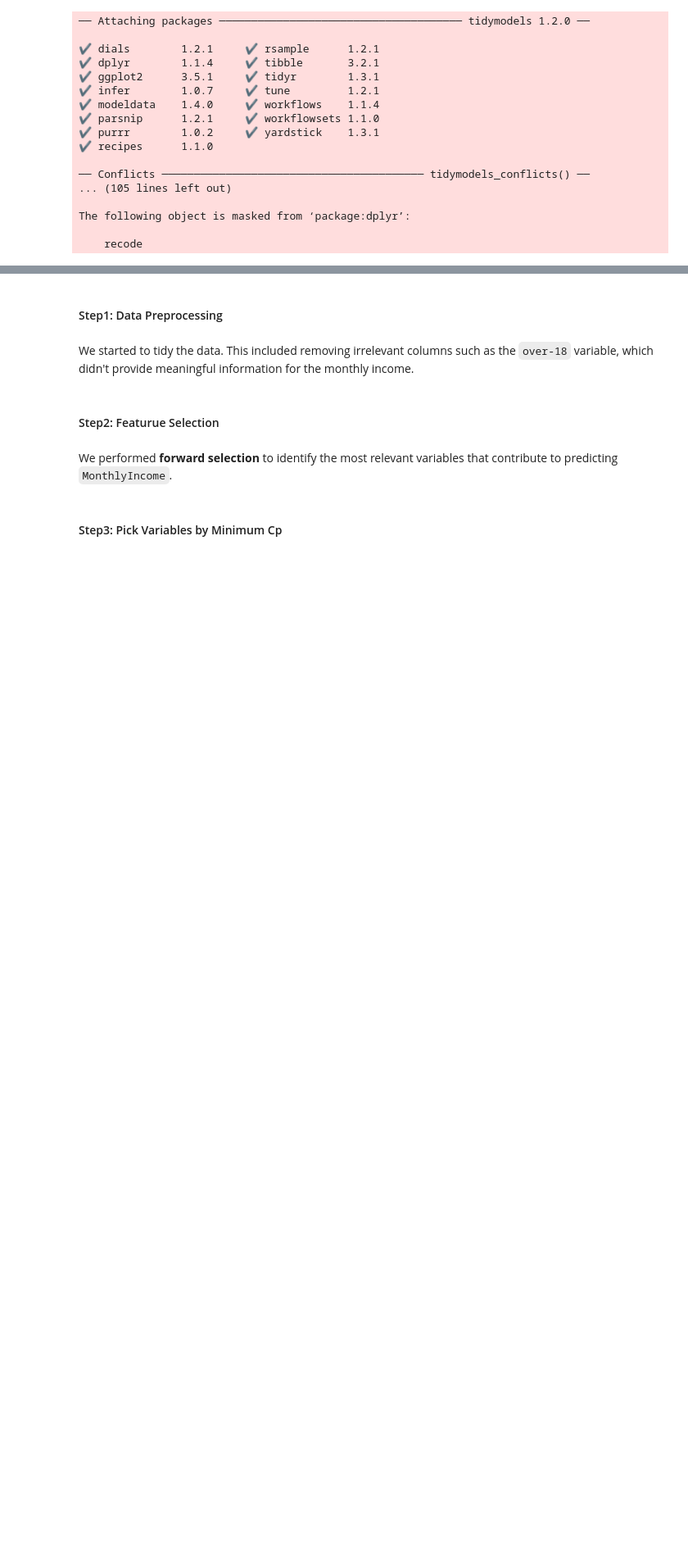
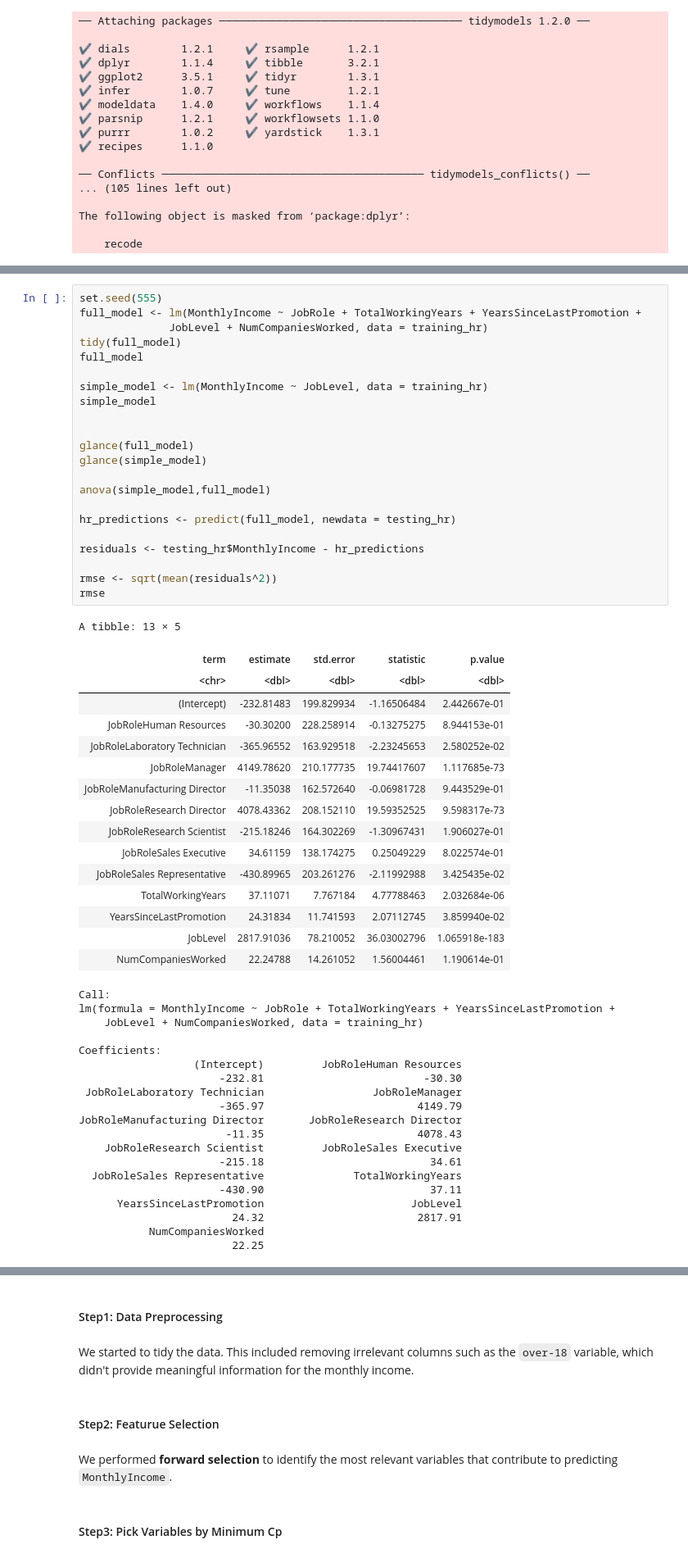
Before and after one commit to ZilongPC/STAT301-Group21-Project, a Jupyter notebook: STAT301 Group21 Proejct.ipynb, the cells around one changed output, grey strips where cells are left out. Shown at 82% size. Cells and saved outputs as stored; diff of their text form; blank space fills up the shorter version.

```diff
--- a/STAT301 Group21 Proejct.ipynb
+++ b/STAT301 Group21 Proejct.ipynb
@@ -170,0 +163,58 @@ abline(h = 5, col = "darkgreen", lty = 2)
+# %%
+set.seed(555)
+full_model <- lm(MonthlyIncome ~ JobRole + TotalWorkingYears + YearsSinceLastPromotion +
+              JobLevel + NumCompaniesWorked, data = training_hr)
+tidy(full_model)
+full_model
+
+simple_model <- lm(MonthlyIncome ~ JobLevel, data = training_hr)
+simple_model
+
+
+glance(full_model)
+glance(simple_model)
+
+anova(simple_model,full_model)
+
+hr_predictions <- predict(full_model, newdata = testing_hr)
+
+residuals <- testing_hr$MonthlyIncome - hr_predictions
+
+rmse <- sqrt(mean(residuals^2))
+rmse
+# %% [output]
+A tibble: 13 × 5
+| term | estimate | std.error | statistic | p.value |
+| <chr> | <dbl> | <dbl> | <dbl> | <dbl> |
+| (Intercept) | -232.81483 | 199.829934 | -1.16506484 | 2.442667e-01 |
+| JobRoleHuman Resources | -30.30200 | 228.258914 | -0.13275275 | 8.944153e-01 |
+| JobRoleLaboratory Technician | -365.96552 | 163.929518 | -2.23245653 | 2.580252e-02 |
+| JobRoleManager | 4149.78620 | 210.177735 | 19.74417607 | 1.117685e-73 |
+| JobRoleManufacturing Director | -11.35038 | 162.572640 | -0.06981728 | 9.443529e-01 |
+| JobRoleResearch Director | 4078.43362 | 208.152110 | 19.59352525 | 9.598317e-73 |
+| JobRoleResearch Scientist | -215.18246 | 164.302269 | -1.30967431 | 1.906027e-01 |
+| JobRoleSales Executive | 34.61159 | 138.174275 | 0.25049229 | 8.022574e-01 |
+| JobRoleSales Representative | -430.89965 | 203.261276 | -2.11992988 | 3.425435e-02 |
+| TotalWorkingYears | 37.11071 | 7.767184 | 4.77788463 | 2.032684e-06 |
+| YearsSinceLastPromotion | 24.31834 | 11.741593 | 2.07112745 | 3.859940e-02 |
+| JobLevel | 2817.91036 | 78.210052 | 36.03002796 | 1.065918e-183 |
+| NumCompaniesWorked | 22.24788 | 14.261052 | 1.56004461 | 1.190614e-01 |
+Call:
+lm(formula = MonthlyIncome ~ JobRole + TotalWorkingYears + YearsSinceLastPromotion +
+    JobLevel + NumCompaniesWorked, data = training_hr)
+
+Coefficients:
+                  (Intercept)         JobRoleHuman Resources
+                      -232.81                         -30.30
+ JobRoleLaboratory Technician                 JobRoleManager
+                      -365.97                        4149.79
+JobRoleManufacturing Director       JobRoleResearch Director
+                       -11.35                        4078.43
+    JobRoleResearch Scientist         JobRoleSales Executive
+                      -215.18                          34.61
+  JobRoleSales Representative              TotalWorkingYears
+                      -430.90                          37.11
+      YearsSinceLastPromotion                       JobLevel
+                        24.32                        2817.91
+           NumCompaniesWorked
+                        22.25
```
Also changed, not shown: parts of 7 cells of this notebook.
